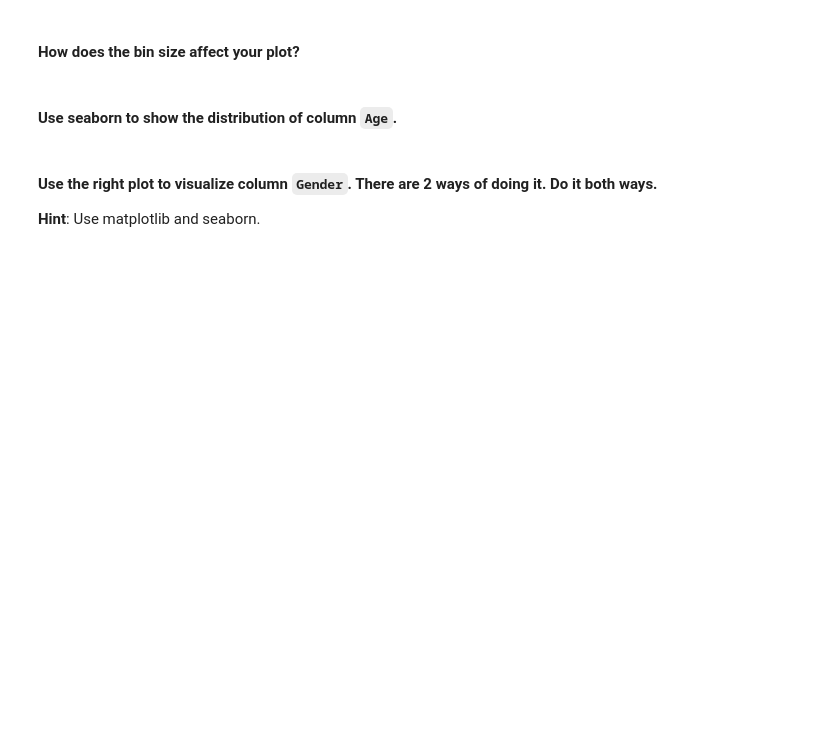
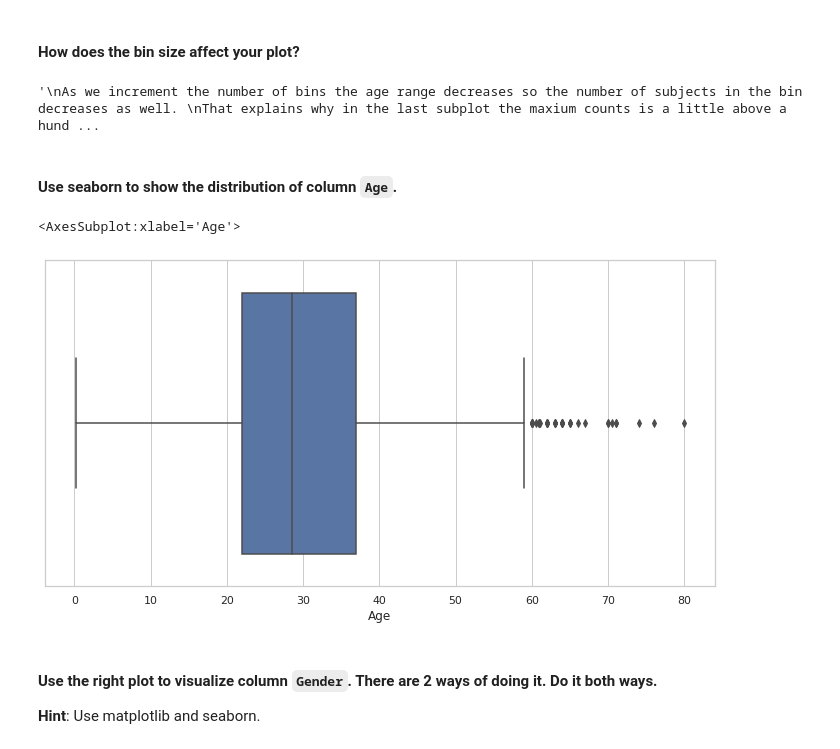
Before and after one commit to Ironhack-Data-Madrid-Enero-2022/lab-matplotlib-seaborn, a Jupyter notebook: your-code/main.ipynb, the cells around one changed output. Drawn from its saved outputs; the diff is of its cells as text; code cells hidden in the pictures; blank space fills up the shorter version.

```diff
--- a/your-code/main.ipynb
+++ b/your-code/main.ipynb
@@ -156,2 +213,10 @@ your comments here
+# %%
+"""
+As we increment the number of bins the age range decreases so the number of subjects in the bin decreases as well.
+That explains why in the last subplot the maxium counts is a little above a hundred counts whereas in the first case the
+highest peak is above the 300 counts.
+"""
+# %% [output]
+'\nAs we increment the number of bins the age range decreases so the number of subjects in the bin decreases as well. \nThat explains why in the last subplot the maxium counts is a little above a hund ...
 # %% [markdown]
 #### Use seaborn to show the distribution of column `Age`.
@@ -160,3 +223,8 @@ your comments here
+# %%
+sns.boxplot( x="Age", data=titanic)
+# %% [output]
+<AxesSubplot:xlabel='Age'>
+[figure, added]
 # %% [markdown]
 #### Use the right plot to visualize column `Gender`. There are 2 ways of doing it. Do it both ways.
 **Hint**: Use matplotlib and seaborn.
```
Also changed, not shown: parts of 47 cells of this notebook.
